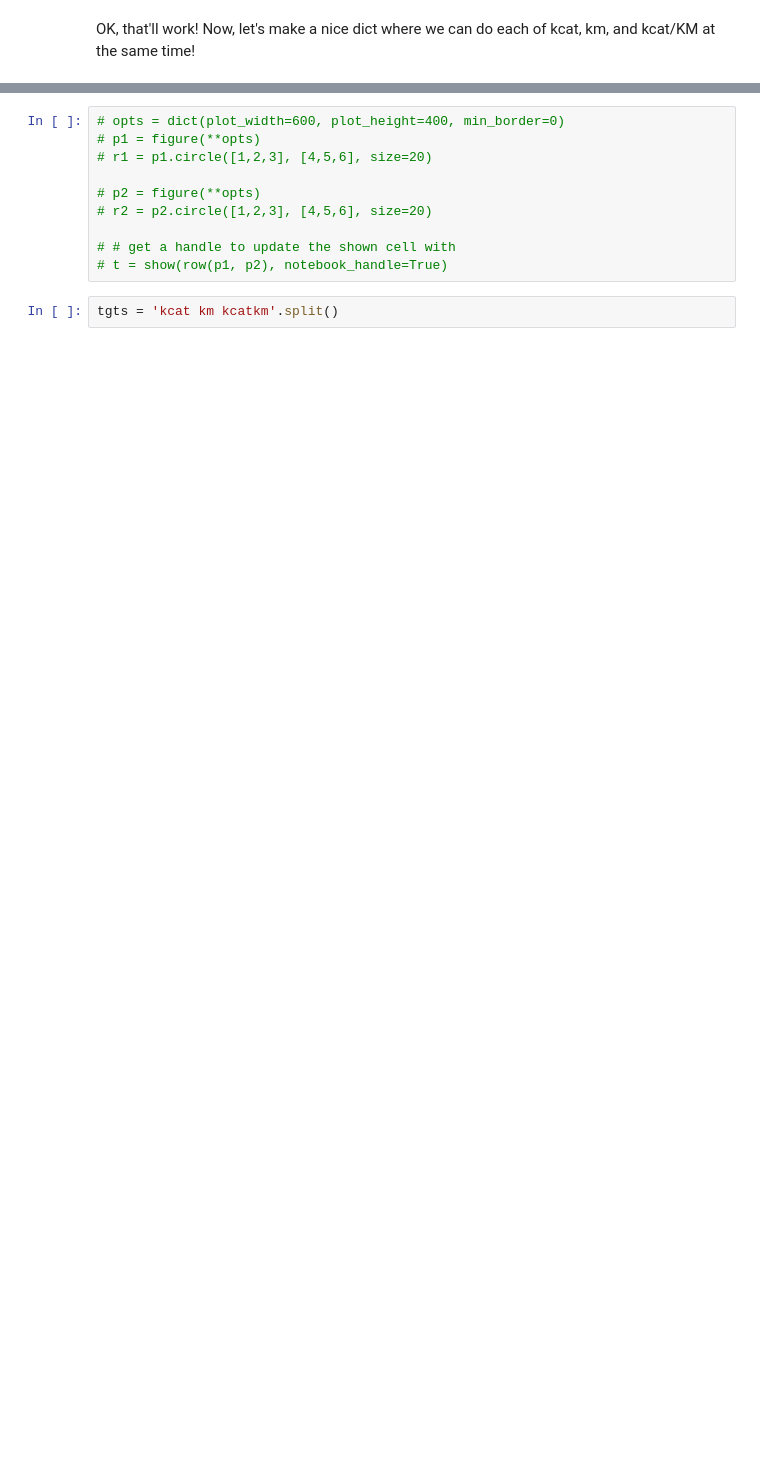
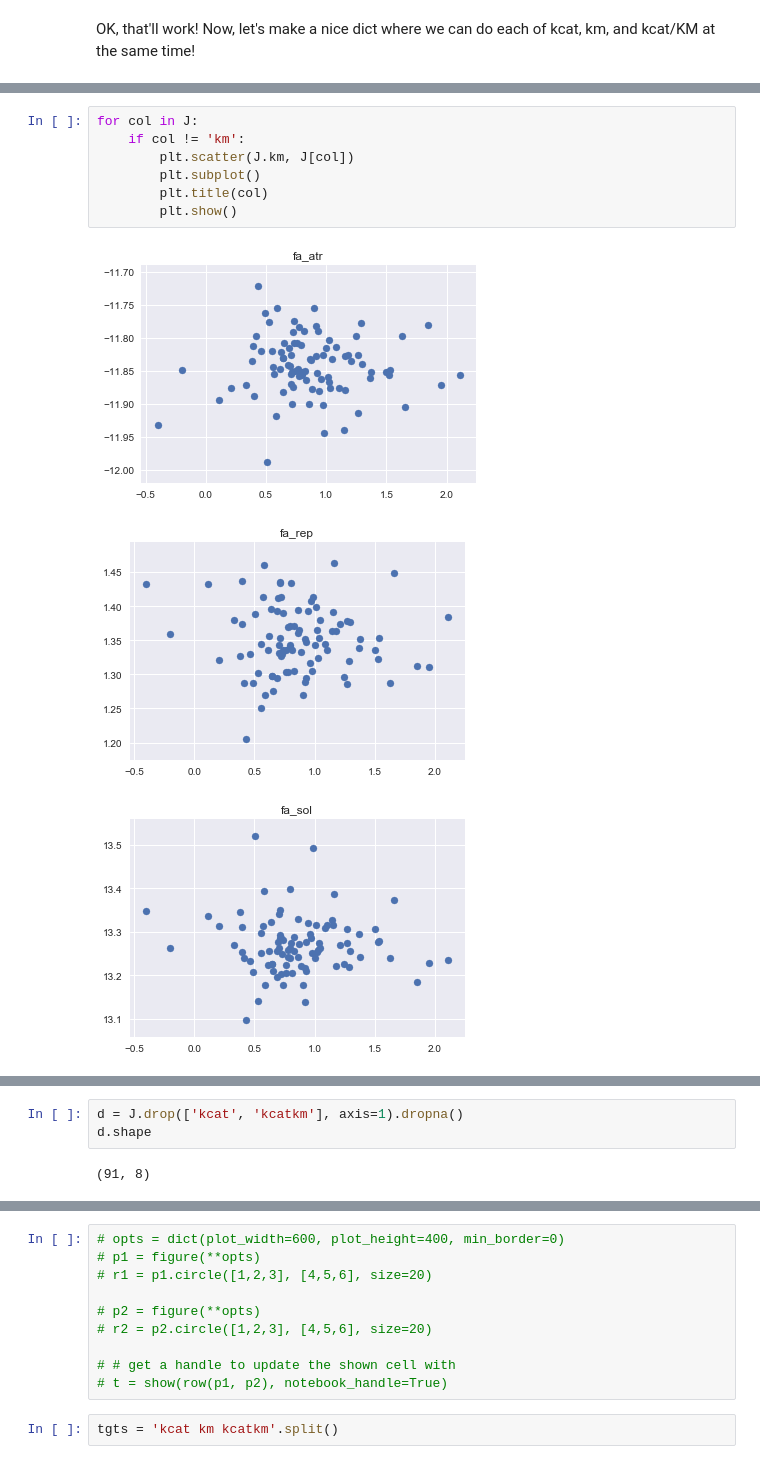
Before and after one commit to dacarlin/bglb_family, a Jupyter notebook: machine_learning/en__big_feat_set__stock_enzyme_design.ipynb, the cells around one changed output, grey strips where cells are left out. Drawn from its saved outputs; the diff is of its cells as text; blank space fills up the shorter version.

```diff
--- a/machine_learning/en__big_feat_set__stock_enzyme_design.ipynb
+++ b/machine_learning/en__big_feat_set__stock_enzyme_design.ipynb
@@ -115,0 +118,11 @@ OK, that'll work! Now, let's make a nice dict where we can do each of kcat, km,
+# %%
+for col in J:
+    if col != 'km':
+        plt.scatter(J.km, J[col])
+        plt.subplot()
+        plt.title(col)
+        plt.show()
+# %% [output]
+[figure, added]
+[figure, added]
+[figure, added]
@@ -115,0 +135,5 @@ OK, that'll work! Now, let's make a nice dict where we can do each of kcat, km,
+# %%
+d = J.drop(['kcat', 'kcatkm'], axis=1).dropna()
+d.shape
+# %% [output]
+(91, 8)
```
Also changed, not shown: parts of 15 cells of this notebook, 2 other files.
